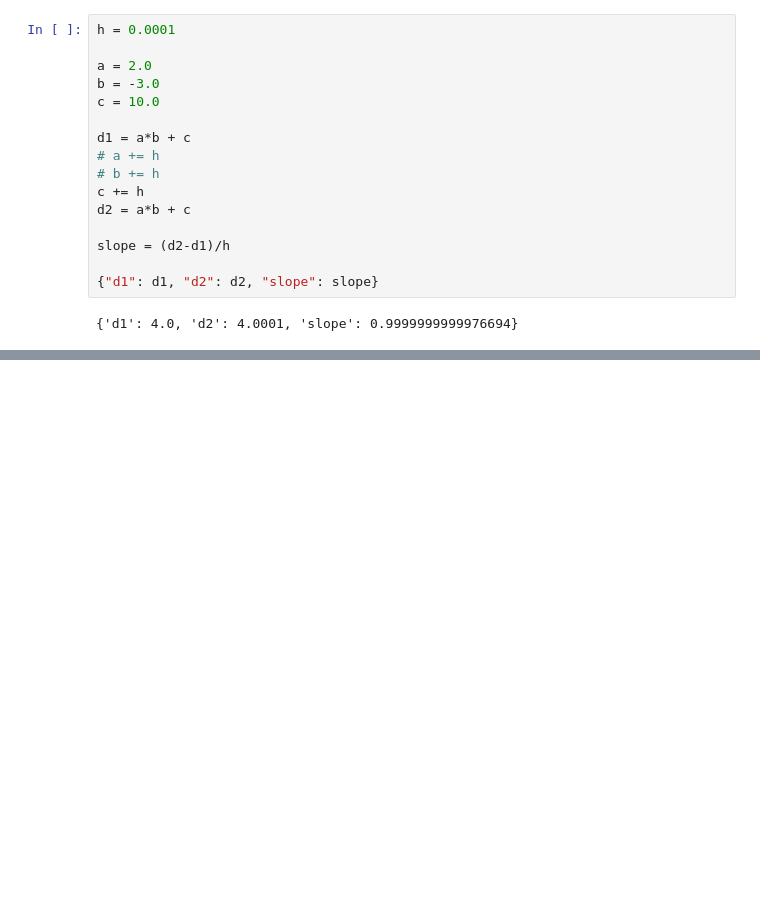
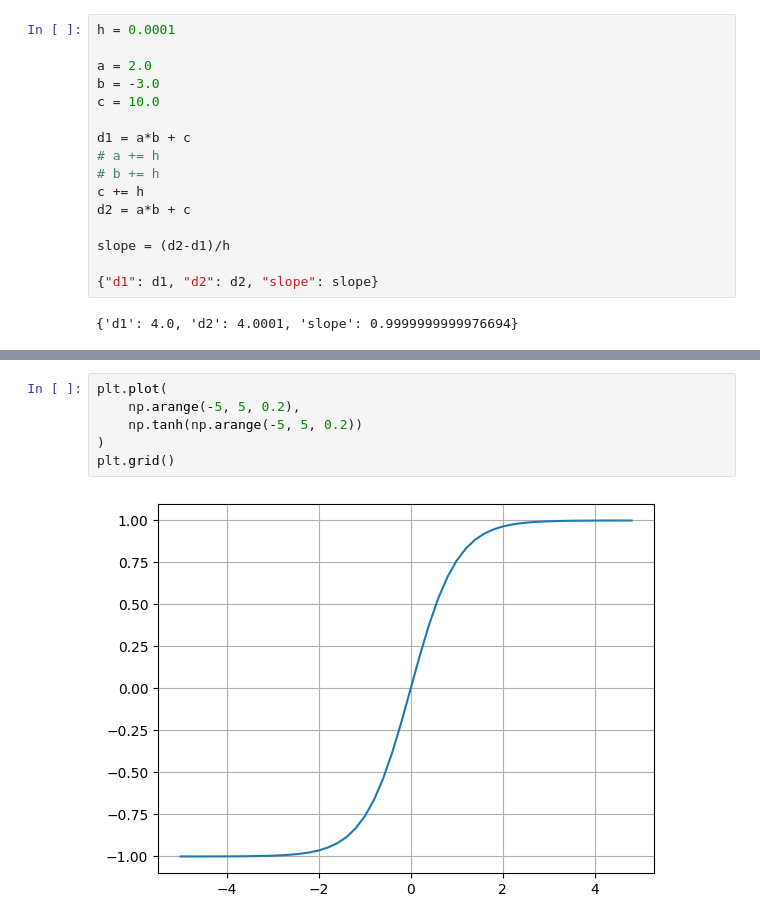
Before and after one commit to danielfalbo/backpropagation, a Jupyter notebook: micrograd.ipynb, the cells around one changed output, grey strips where cells are left out. Cells and saved outputs as stored; diff of their text form; blank space fills up the shorter version.

Commit message:
plot np.tanh

```diff
--- a/micrograd.ipynb
+++ b/micrograd.ipynb
@@ -139,2 +143,10 @@ draw_dot(d)
 # %% [output]
 [drawing not drawn]
+# %%
+plt.plot(
+    np.arange(-5, 5, 0.2),
+    np.tanh(np.arange(-5, 5, 0.2))
+)
+plt.grid()
+# %% [output]
+[figure, added]
```
Also changed, not shown: parts of 5 cells of this notebook.
